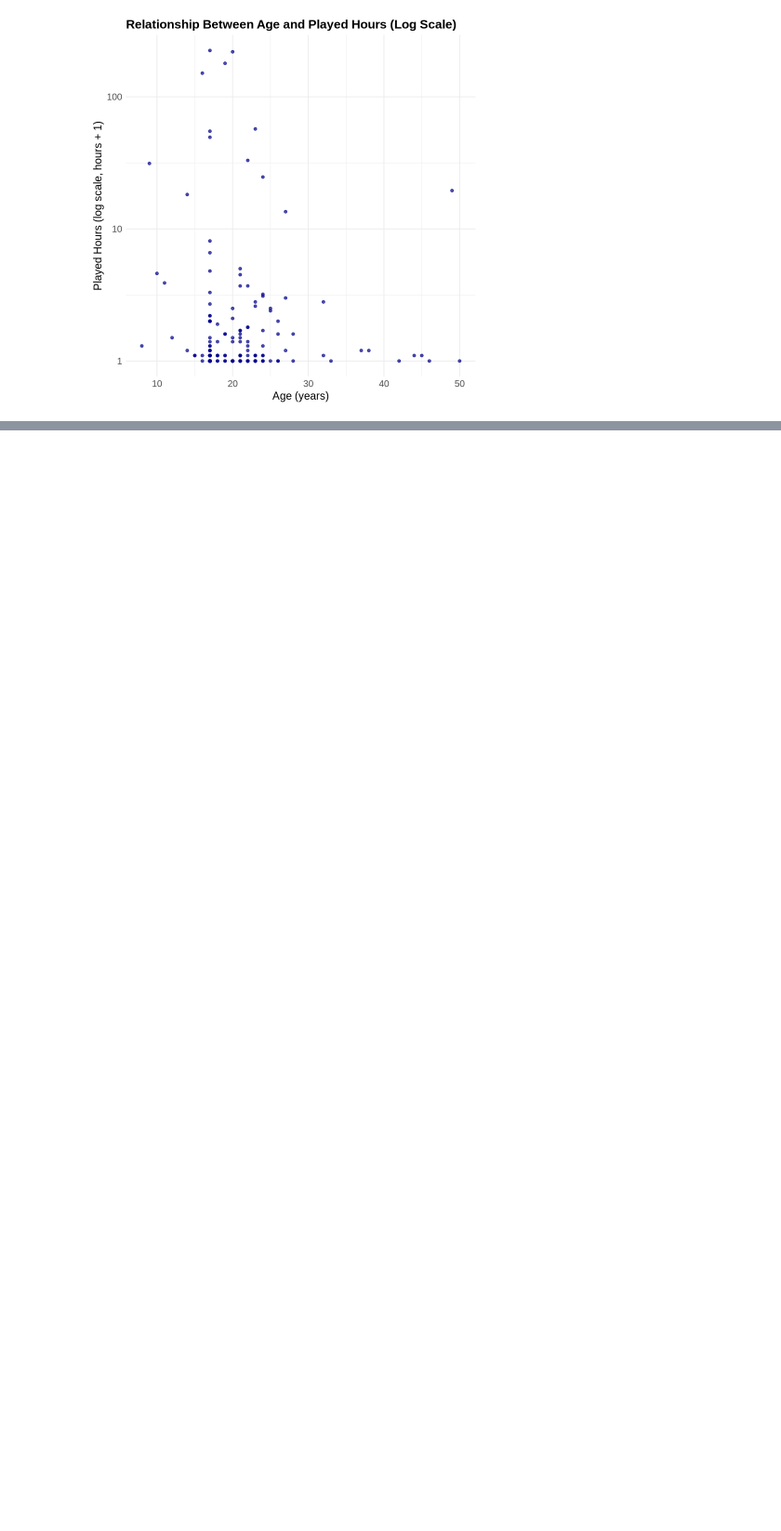
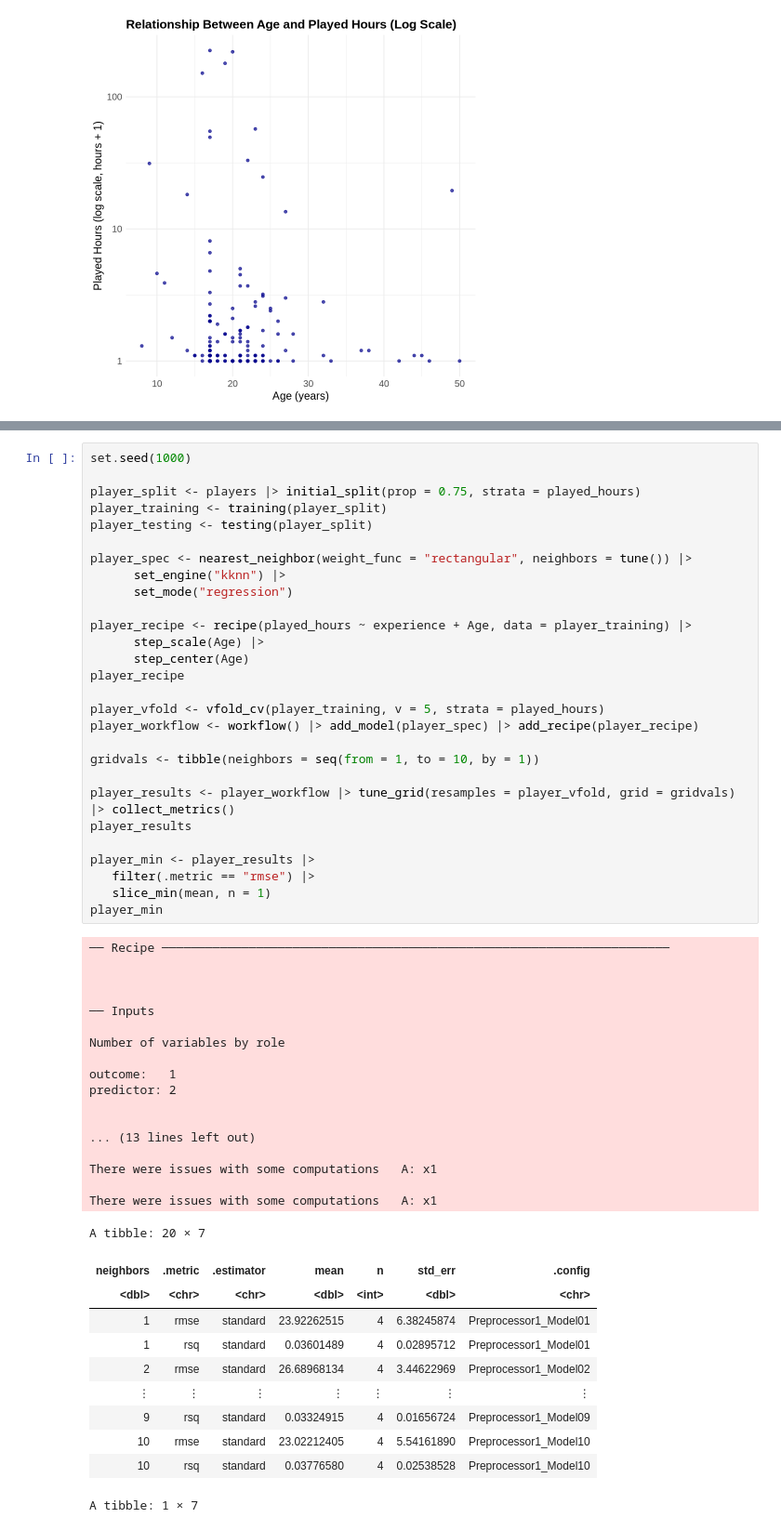
Before and after one commit to bruh309/dsciproject, a Jupyter notebook: Group Project.ipynb, the cells around one changed output, grey strips where cells are left out. Shown at 93% size. Cells and saved outputs as stored; diff of their text form; blank space fills up the shorter version.

```diff
--- a/Group Project.ipynb
+++ b/Group Project.ipynb
@@ -220,0 +224,57 @@ Warning message:
+# %%
+set.seed(1000)
+
+player_split <- players |> initial_split(prop = 0.75, strata = played_hours)
+player_training <- training(player_split)
+player_testing <- testing(player_split)
+
+player_spec <- nearest_neighbor(weight_func = "rectangular", neighbors = tune()) |>
+      set_engine("kknn") |>
+      set_mode("regression")
+
+player_recipe <- recipe(played_hours ~ experience + Age, data = player_training) |>
+      step_scale(Age) |>
+      step_center(Age)
+player_recipe
+
+player_vfold <- vfold_cv(player_training, v = 5, strata = played_hours)
+player_workflow <- workflow() |> add_model(player_spec) |> add_recipe(player_recipe)
+
+gridvals <- tibble(neighbors = seq(from = 1, to = 10, by = 1))
+
+player_results <- player_workflow |> tune_grid(resamples = player_vfold, grid = gridvals) |> collect_metrics()
+player_results
+
+player_min <- player_results |>
+   filter(.metric == "rmse") |>
+   slice_min(mean, n = 1)
+player_min
+# %% [output]
+── Recipe ──────────────────────────────────────────────────────────────────────
+
+
+
+── Inputs
+
+Number of variables by role
+
+outcome:   1
+predictor: 2
+
+
+... (13 lines left out)
+
+There were issues with some computations   A: x1
+
+There were issues with some computations   A: x1
+A tibble: 20 × 7
+| neighbors | .metric | .estimator | mean | n | std_err | .config |
+| <dbl> | <chr> | <chr> | <dbl> | <int> | <dbl> | <chr> |
+| 1 | rmse | standard | 23.92262515 | 4 | 6.38245874 | Preprocessor1_Model01 |
+| 1 | rsq | standard | 0.03601489 | 4 | 0.02895712 | Preprocessor1_Model01 |
+| 2 | rmse | standard | 26.68968134 | 4 | 3.44622969 | Preprocessor1_Model02 |
+| ⋮ | ⋮ | ⋮ | ⋮ | ⋮ | ⋮ | ⋮ |
+| 9 | rsq | standard | 0.03324915 | 4 | 0.01656724 | Preprocessor1_Model09 |
+| 10 | rmse | standard | 23.02212405 | 4 | 5.54161890 | Preprocessor1_Model10 |
+| 10 | rsq | standard | 0.03776580 | 4 | 0.02538528 | Preprocessor1_Model10 |
+A tibble: 1 × 7
```
Also changed, not shown: parts of 4 cells of this notebook.
